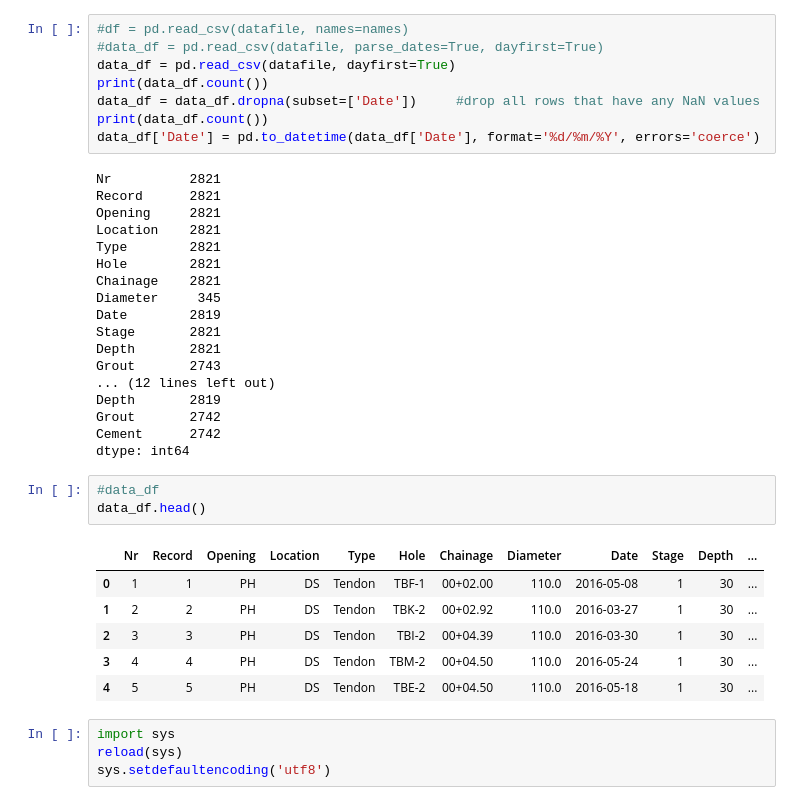
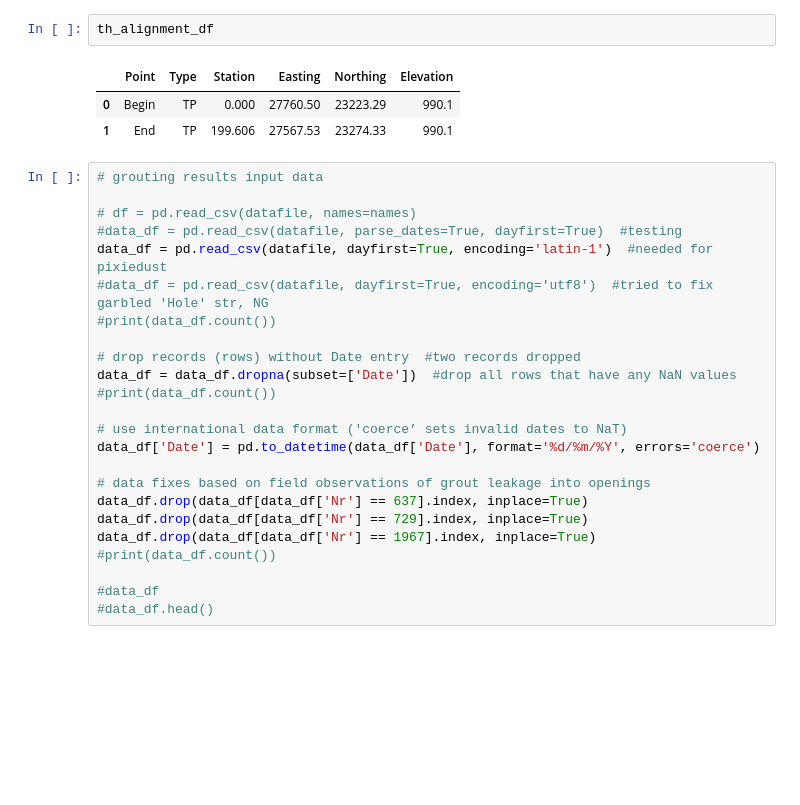
Before and after one commit to JJK-engineering/data-organizer, a Jupyter notebook: jupyter-python/data_analysis/RogunPowerhouseDataAnalysis.ipynb, the cells around one changed output. Drawn from its saved outputs; the diff is of its cells as text; blank space fills up the shorter version.

```diff
--- a/jupyter-python/data_analysis/RogunPowerhouseDataAnalysis.ipynb
+++ b/jupyter-python/data_analysis/RogunPowerhouseDataAnalysis.ipynb
@@ -28,40 +95,30 @@ datafile = 'data/Rogun/2018.05.20.Grouting_Data_fixed.csv'
+# %%
+th_alignment_df
+# %% [output]
+|  | Point | Type | Station | Easting | Northing | Elevation |
+| 0 | Begin | TP | 0.000 | 27760.50 | 23223.29 | 990.1 |
+| 1 | End | TP | 199.606 | 27567.53 | 23274.33 | 990.1 |
 # %%
-#df = pd.read_csv(datafile, names=names)
-#data_df = pd.read_csv(datafile, parse_dates=True, dayfirst=True)
-data_df = pd.read_csv(datafile, dayfirst=True)
-print(data_df.count())
-data_df = data_df.dropna(subset=['Date'])     #drop all rows that have any NaN values
-print(data_df.count())
+# grouting results input data
+
+# df = pd.read_csv(datafile, names=names)
+#data_df = pd.read_csv(datafile, parse_dates=True, dayfirst=True)  #testing
+data_df = pd.read_csv(datafile, dayfirst=True, encoding='latin-1')  #needed for pixiedust
+#data_df = pd.read_csv(datafile, dayfirst=True, encoding='utf8')  #tried to fix garbled 'Hole' str, NG
+#print(data_df.count())
+
+# drop records (rows) without Date entry  #two records dropped
+data_df = data_df.dropna(subset=['Date'])  #drop all rows that have any NaN values
+#print(data_df.count())
+
+# use international data format ('coerce’ sets invalid dates to NaT)
 data_df['Date'] = pd.to_datetime(data_df['Date'], format='%d/%m/%Y', errors='coerce')
+
+# data fixes based on field observations of grout leakage into openings
+data_df.drop(data_df[data_df['Nr'] == 637].index, inplace=True)
+data_df.drop(data_df[data_df['Nr'] == 729].index, inplace=True)
+data_df.drop(data_df[data_df['Nr'] == 1967].index, inplace=True)
+#print(data_df.count())
+
+#data_df
+#data_df.head()
-# %% [output]
-Nr          2821
-Record      2821
-Opening     2821
-Location    2821
-Type        2821
-Hole        2821
-Chainage    2821
-Diameter     345
-Date        2819
-Stage       2821
-Depth       2821
-Grout       2743
-... (12 lines left out)
-Depth       2819
-Grout       2742
-Cement      2742
-dtype: int64
-# %%
-#data_df
-data_df.head()
-# %% [output]
-|  | Nr | Record | Opening | Location | Type | Hole | Chainage | Diameter | Date | Stage | Depth | ... |
-| 0 | 1 | 1 | PH | DS | Tendon | TBF-1 | 00+02.00 | 110.0 | 2016-05-08 | 1 | 30 | ... |
-| 1 | 2 | 2 | PH | DS | Tendon | TBK-2 | 00+02.92 | 110.0 | 2016-03-27 | 1 | 30 | ... |
-| 2 | 3 | 3 | PH | DS | Tendon | TBI-2 | 00+04.39 | 110.0 | 2016-03-30 | 1 | 30 | ... |
-| 3 | 4 | 4 | PH | DS | Tendon | TBM-2 | 00+04.50 | 110.0 | 2016-05-24 | 1 | 30 | ... |
-| 4 | 5 | 5 | PH | DS | Tendon | TBE-2 | 00+04.50 | 110.0 | 2016-05-18 | 1 | 30 | ... |
-# %%
-import sys
-reload(sys)
-sys.setdefaultencoding('utf8')
```
Also changed, not shown: parts of 28 cells of this notebook, 6 other files.
